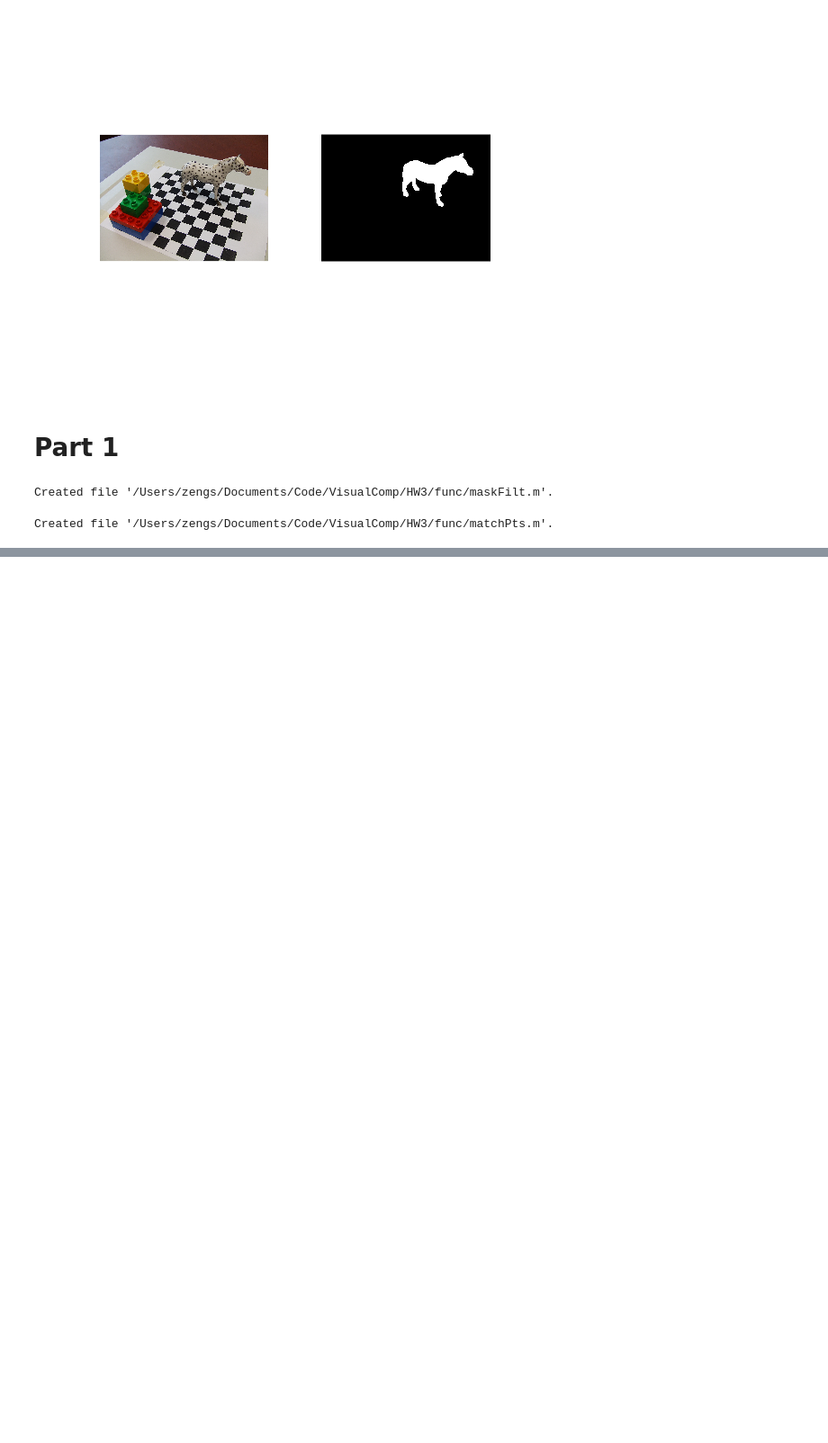
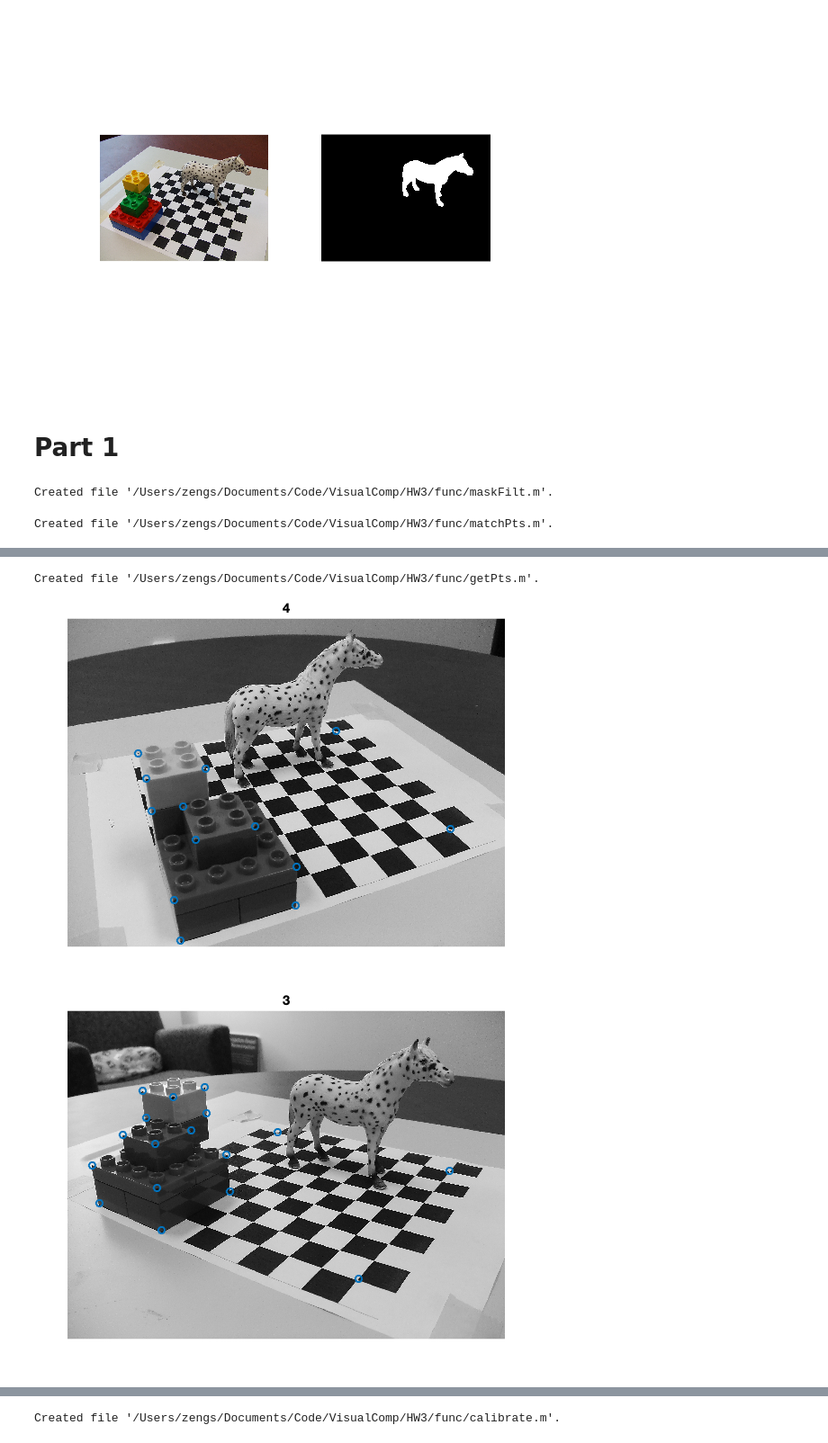
Before and after one commit to SIGUSRz/VisualComp, a Jupyter notebook: HW3/Main.ipynb, the cells around one changed output, grey strips where cells are left out. Shown at 90% size. Drawn from its saved outputs; the diff is of its cells as text; code cells hidden in the pictures; blank space fills up the shorter version.

```diff
--- a/HW3/Main.ipynb
+++ b/HW3/Main.ipynb
@@ -87,0 +164,38 @@ Created file '/Users/zengs/Documents/Code/VisualComp/HW3/func/matchPts.m'.
+# %%
+%%file func/getPts.m
+function [pts2] = getPts(img, visib, i)
+    addpath('data');
+    fname = strcat('data/calib', num2str(i), '.mat');
+    if isfile(fname)
+        load(fname);
+        pts2 = [x, y];
+    else
+        im = im2single(rgb2gray(img));
+        numcorner = sum(visib(:));
+        figure, imshow(im);
+        title(num2str(numcorner));
+        hold on;
+        [x, y] = ginput(numcorner);
+        hold off;
+        pts2 = [x, y];
+        filename = strcat("data/calib", num2str(i), ".mat");
+        save(filename, 'x', 'y');
+    end
+end
+# %% [output]
+Created file '/Users/zengs/Documents/Code/VisualComp/HW3/func/getPts.m'.
+# %%
+pts2 = {};
+n = 4;
+for i = 1:n
+    pts2{end + 1} = getPts(imgs{i}, visib{i}, i);
+    figure, imshow(rgb2gray(imgs{i}));
+    title(num2str(i));
+    hold on;
+    scatter(pts2{i}(:, 1), pts2{i}(:, 2));
+    hold off;
+    drawnow;
+end
+# %% [output]
+[figure, added]
+[figure, added]
@@ -87,0 +204,37 @@ Created file '/Users/zengs/Documents/Code/VisualComp/HW3/func/matchPts.m'.
+# %%
+%%file func/calibrate.m
+function [K, R, t] = calibrate(pts3, pts2, visibs, i)
+    addpath('func');
+    visib = visibs{i};
+    [r, c] = size(corner);
+    visib = transpose(reshape(transpose(visib), [1, r * c]));
+    perm = nonzeros(visib .* reshape([1:r * c], [r * c, 1]));
+    pts3 = pts3(perm, :);
+
+    N = size(pts3, 1);
+    p = [pts3, ones(N, 1)];
+    A = zeros(N, 24);
+    A(:, 5:8) = -p;
+    A(:, 9:12) = p .* pts2{i}(:, 2);
+    A(:, 13:16) = p;
+    A(:, 21:24) = -p .* pts2{i}(:, 1);
+    A = transpose(reshape(transpose(A), [12, 2 * N]));
+    [U, S, V] = svd(A, 0);
+    C = V(:, end);
+    C = transpose(reshape(transpose(C), [4, 3]));
+    C1 = C(:, 1:3);
+    C2 = C(:, 4);
+    t = -inv(C1)* C2;
+    [R, inK] = qr(inv(C1));
+    K = inv(inK);
+    K = K / K(end, end);
+    D = diag(sign(diag(K)));
+    K = K * D;
+    R = D * R;
+    t = D * t;
+
+    t = det(R) * t;
+    R = transpose(det(R) * R);
+end
+# %% [output]
+Created file '/Users/zengs/Documents/Code/VisualComp/HW3/func/calibrate.m'.
```
Also changed, not shown: parts of 9 cells of this notebook, 4 other files.
